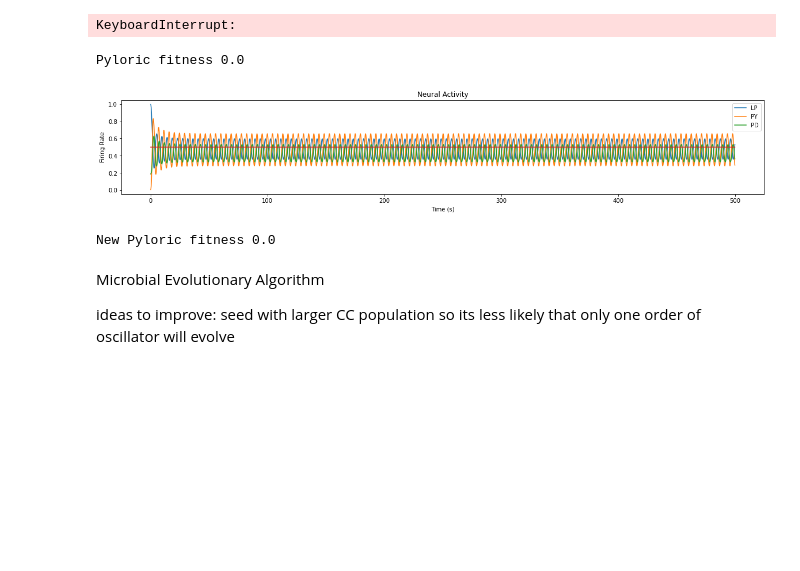
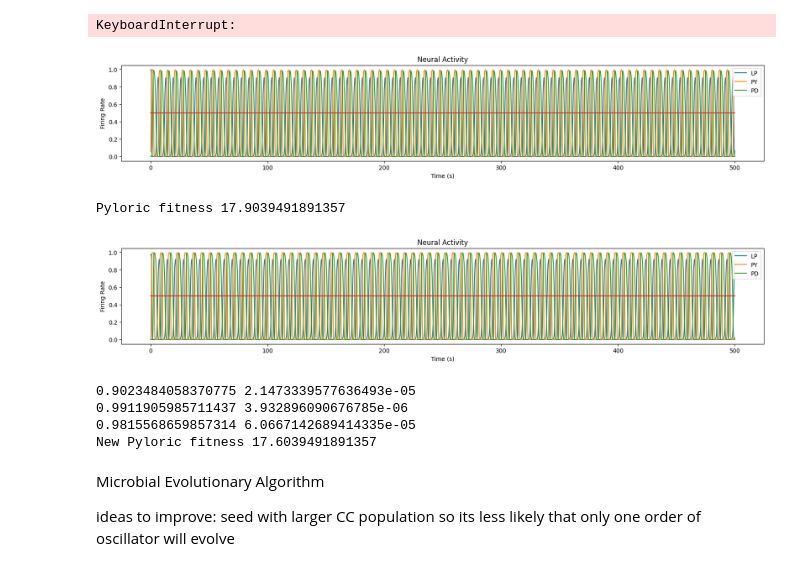
Before and after one commit to ljstolting/PyloricCTRNNHomeostasis, a Jupyter notebook: Evolve Pyloric-like CTRNNs.ipynb, the cells around one changed output. Saved outputs shown, nothing was run; the diff lists cells and outputs as text; code cells hidden in the pictures; blank space fills up the shorter version.

```diff
--- a/Evolve Pyloric-like CTRNNs.ipynb
+++ b/Evolve Pyloric-like CTRNNs.ipynb
@@ -62,36 +87,41 @@ KeyboardInterrupt:
 # %%
 HP = 0
 
 #test any CTRNN for pyloric fitness and plot
 # weights = np.array([[13.47792516,  10.59233265, -15.04646692],[-15.97458819,   5.7376846,   -5.37480922],[-2.20731148, -11.07581759,  -3.1880527]])
 # biases = np.array([-0.39843736, -6.68032731,  2.26812979])
 # timeconstants = 1/np.array([0.14892103, 0.12300845, 0.25616658])
 
-weights = np.array([[-3.7789188,7.93029945,  1.36994916],[ -2.03197829,  9.41483729,  4.63459765],[ -6.44862027, -4.45381504, -1.80992267]])
-biases = np.array([ 5.43154491 ,-6.44566085, -2.35101064])
-timeconstants = 1/np.array([1.66586038 , 1.202376  ,  1.17894711])
+# weights = np.array([[-3.7789188,7.93029945,  1.36994916],[ -2.03197829,  9.41483729,  4.63459765],[ -6.44862027, -4.45381504, -1.80992267]])
+# biases = np.array([ 5.43154491 ,-6.44566085, -2.35101064])
+# timeconstants = 1/np.array([1.66586038 , 1.202376  ,  1.17894711])
 
 
 #doubly periodic, how should I deal with them?
 # weights = [[ 15.13420671 , 11.55247725, -12.01615767], [ -5.12504622, -16.72510022
 #  , 15.59766673],[  15.21115945,   1.58408748 ,  1.22617987 ]]
 # biases = [-9.82697962,  -0.60614873  ,-1.96484597]
 # timeconstants = [1.13091869 ,  4.00518322  , 3.57617411]
 
 neurongenome = np.concatenate((weights,biases,timeconstants),axis=None)
 HPoffgenome = np.ones(2*3+3)
 HPoffgenome[0:3] = 0
-print('Pyloric fitness',pyloriclike(neurongenome))
-C1 = CTRNN(3,.1,500,HPoffgenome,neurongenome)
+HPongenome = [.25,.25,.25,.75,.75,.75,10,10,1]
+#print('Pyloric fitness',pyloriclike(neurongenome))
+C1 = CTRNN(3,.1,500,HPongenome,neurongenome)
 for i in range(len(C1.time)):        #run the CTRNN for the allotted duration
     C1.ctrnnstep(HP)
 C1.plot()
 
 print('New Pyloric fitness', pyloricfitness(neurongenome))
 # %% [output]
+[figure, new version]
-Pyloric fitness 0.0
+Pyloric fitness 17.9039491891357
-[figure, old version]
+[figure, added]
-New Pyloric fitness 0.0
+0.9023484058370775 2.1473339577636493e-05
+0.9911905985711437 3.932896090676785e-06
+0.9815568659857314 6.0667142689414335e-05
+New Pyloric fitness 17.6039491891357
 # %% [markdown]
 Microbial Evolutionary Algorithm
 
```
Also changed, not shown: parts of 4 cells of this notebook, 37 other files.
